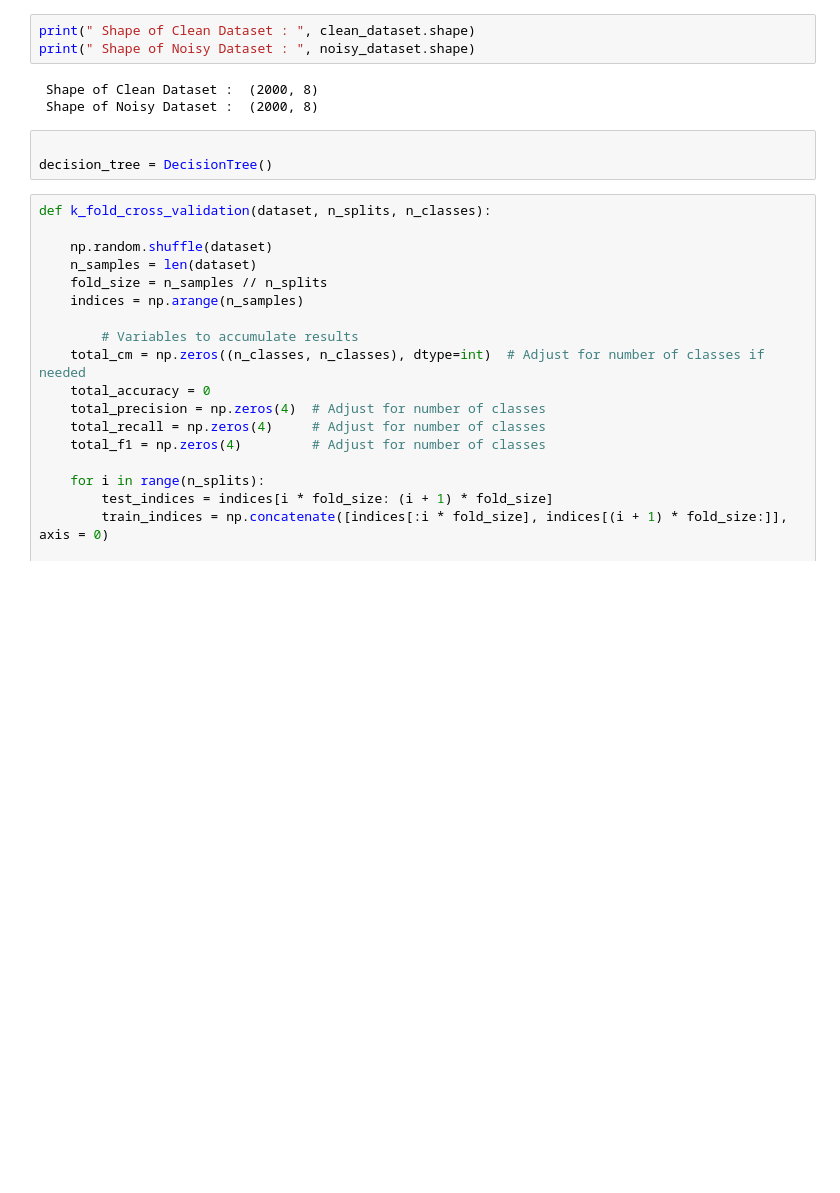
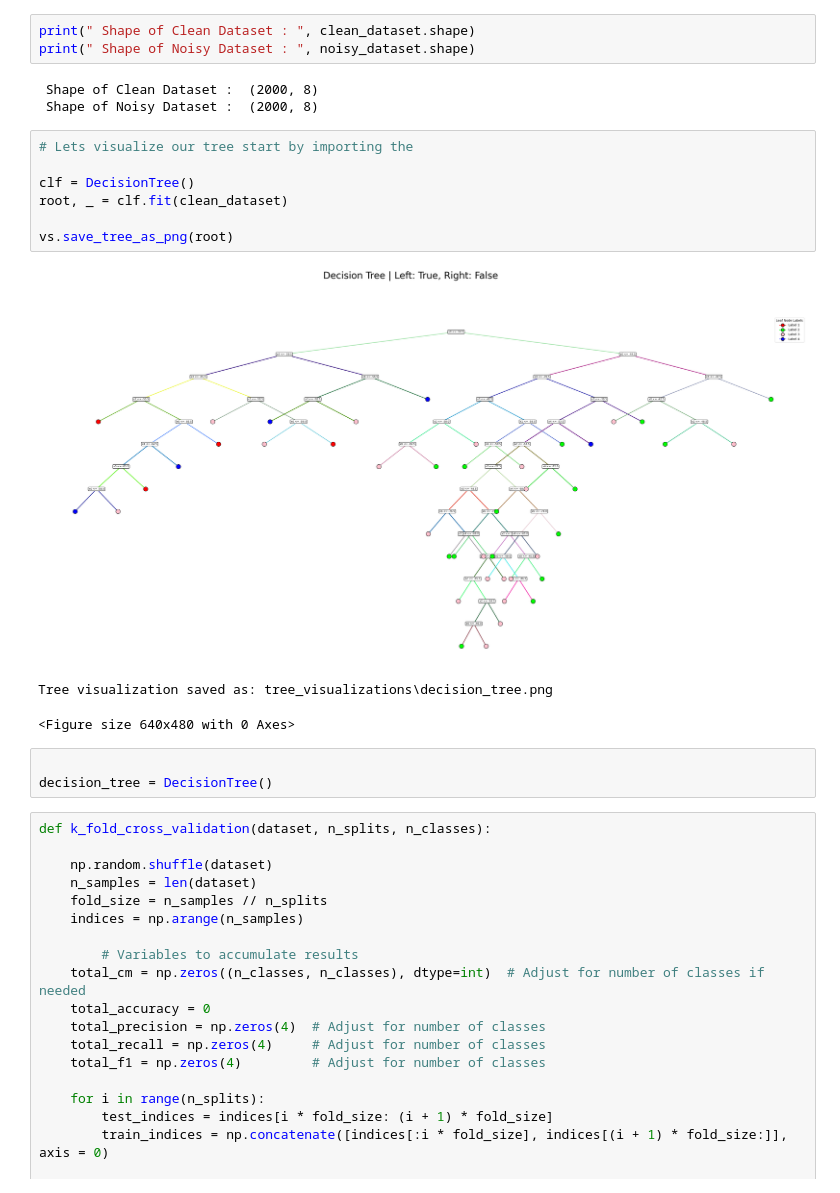
Before and after one commit to Rishav1410/Coursework1_Intro2ml, a Jupyter notebook: src/Coursework1.ipynb, the cells around one changed output. Cells and saved outputs as stored; diff of their text form; blank space fills up the shorter version.

Commit message:
Tweaked Visualization to display inline notebook, updated gitignore

```diff
--- a/src/Coursework1.ipynb
+++ b/src/Coursework1.ipynb
@@ -12,6 +13,17 @@ print(" Shape of Noisy Dataset : ", noisy_dataset.shape)
 # %% [output]
  Shape of Clean Dataset :  (2000, 8)
  Shape of Noisy Dataset :  (2000, 8)
+# %%
+# Lets visualize our tree start by importing the
+
+clf = DecisionTree()
+root, _ = clf.fit(clean_dataset)
+
+vs.save_tree_as_png(root)
+# %% [output]
+[figure, added]
+Tree visualization saved as: tree_visualizations\decision_tree.png
+<Figure size 640x480 with 0 Axes>
 # %%
 
 decision_tree = DecisionTree()
```
Also changed, not shown: parts of 1 cell of this notebook, 3 other files.
